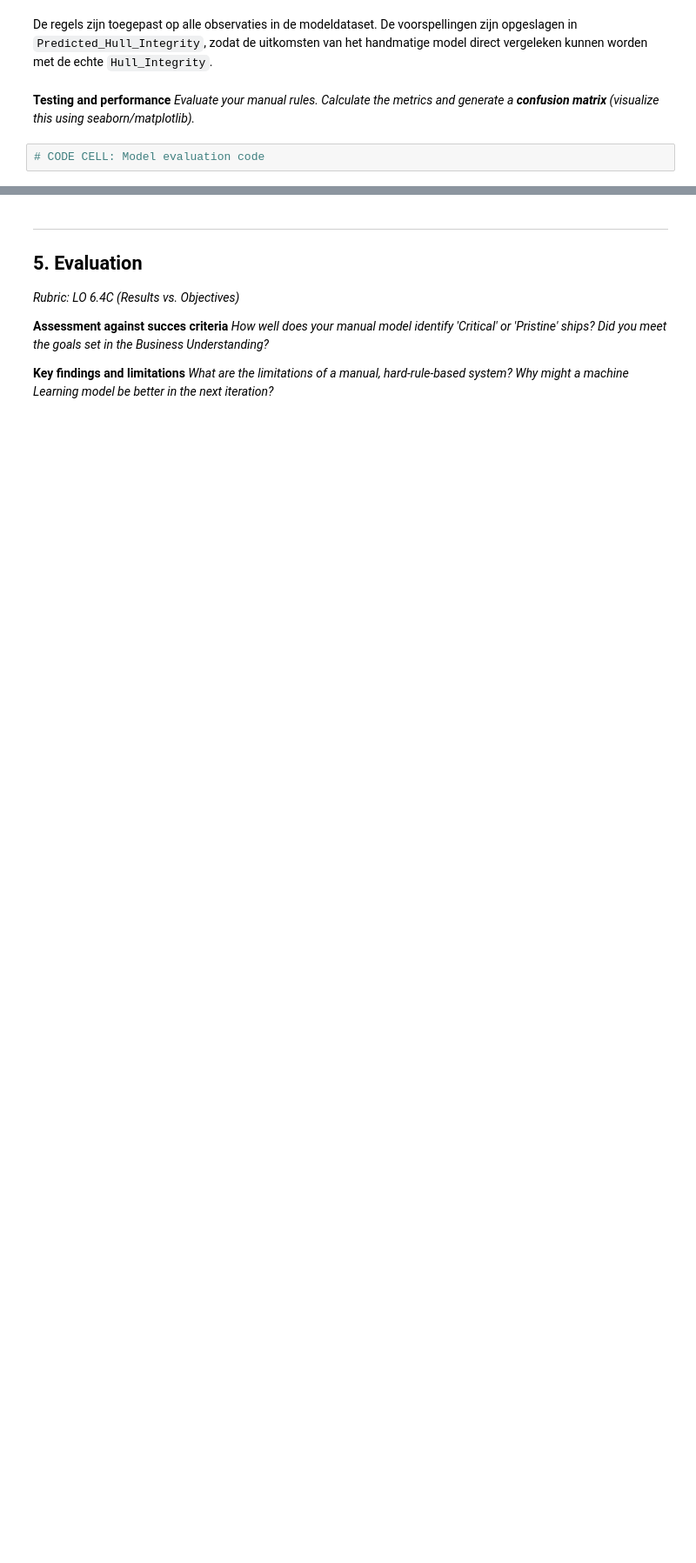
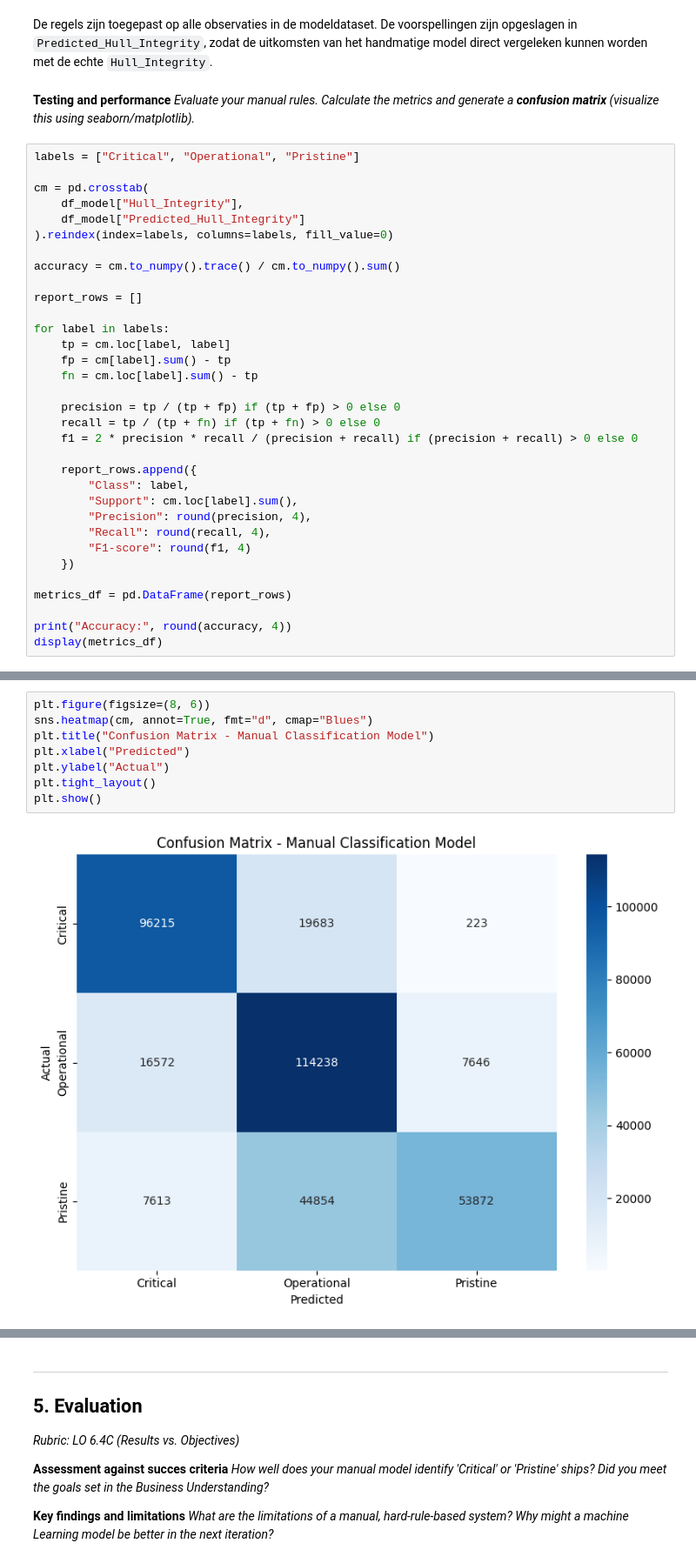
Before and after one commit to AchrafEAE/DDD, a Jupyter notebook: herkansing/iteratie2 herkansing.ipynb, the cells around one changed output, grey strips where cells are left out. Shown at 87% size. Saved outputs shown, nothing was run; the diff lists cells and outputs as text; blank space fills up the shorter version.

```diff
--- a/herkansing/iteratie2 herkansing.ipynb
+++ b/herkansing/iteratie2 herkansing.ipynb
@@ -814,4 +814,35 @@ De regels zijn toegepast op alle observaties in de modeldataset. De voorspelling
 **Testing and performance**
 *Evaluate your manual rules. Calculate the metrics and generate a **confusion matrix** (visualize this using seaborn/matplotlib).*
 # %%
-# CODE CELL: Model evaluation code
+labels = ["Critical", "Operational", "Pristine"]
+
+cm = pd.crosstab(
+    df_model["Hull_Integrity"],
+    df_model["Predicted_Hull_Integrity"]
+).reindex(index=labels, columns=labels, fill_value=0)
+
+accuracy = cm.to_numpy().trace() / cm.to_numpy().sum()
+
+report_rows = []
+
+for label in labels:
+    tp = cm.loc[label, label]
+    fp = cm[label].sum() - tp
+    fn = cm.loc[label].sum() - tp
+
+    precision = tp / (tp + fp) if (tp + fp) > 0 else 0
+    recall = tp / (tp + fn) if (tp + fn) > 0 else 0
+    f1 = 2 * precision * recall / (precision + recall) if (precision + recall) > 0 else 0
+
+    report_rows.append({
+        "Class": label,
+        "Support": cm.loc[label].sum(),
+        "Precision": round(precision, 4),
+        "Recall": round(recall, 4),
+        "F1-score": round(f1, 4)
+    })
+
+metrics_df = pd.DataFrame(report_rows)
+
+print("Accuracy:", round(accuracy, 4))
+display(metrics_df)
@@ -817,0 +863,10 @@ De regels zijn toegepast op alle observaties in de modeldataset. De voorspelling
+# %%
+plt.figure(figsize=(8, 6))
+sns.heatmap(cm, annot=True, fmt="d", cmap="Blues")
+plt.title("Confusion Matrix - Manual Classification Model")
+plt.xlabel("Predicted")
+plt.ylabel("Actual")
+plt.tight_layout()
+plt.show()
+# %% [output]
+[figure, added]
```
Also changed, not shown: parts of 10 cells of this notebook.
